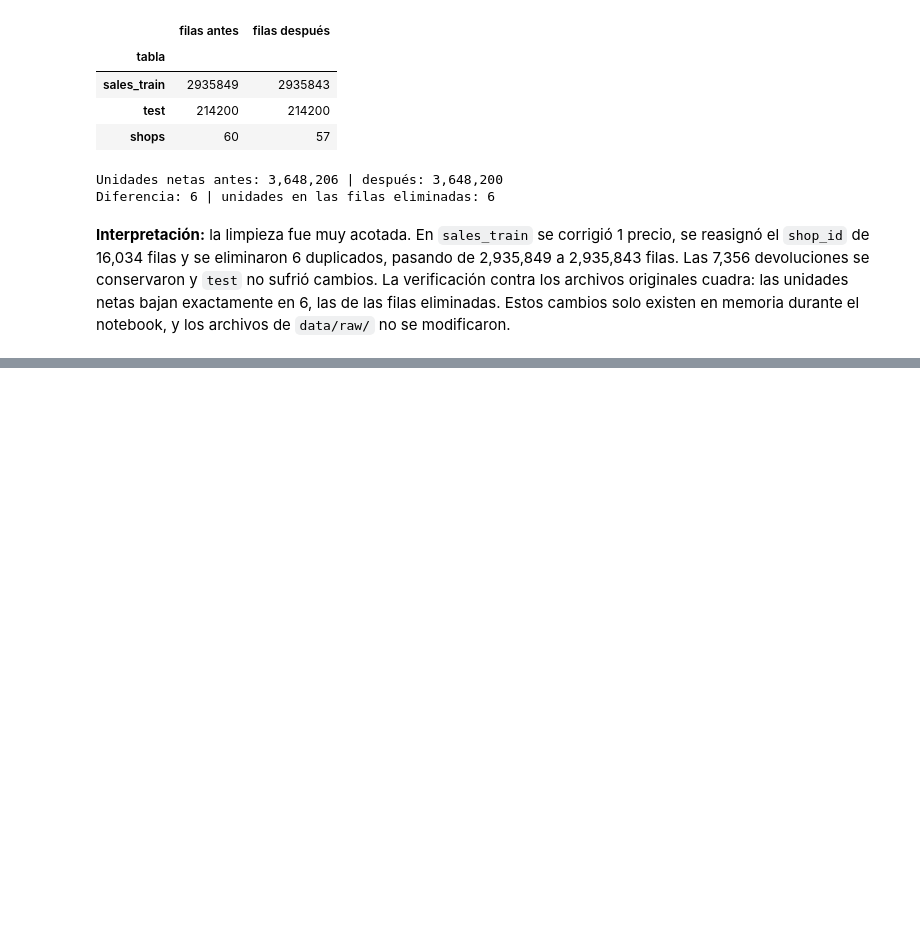
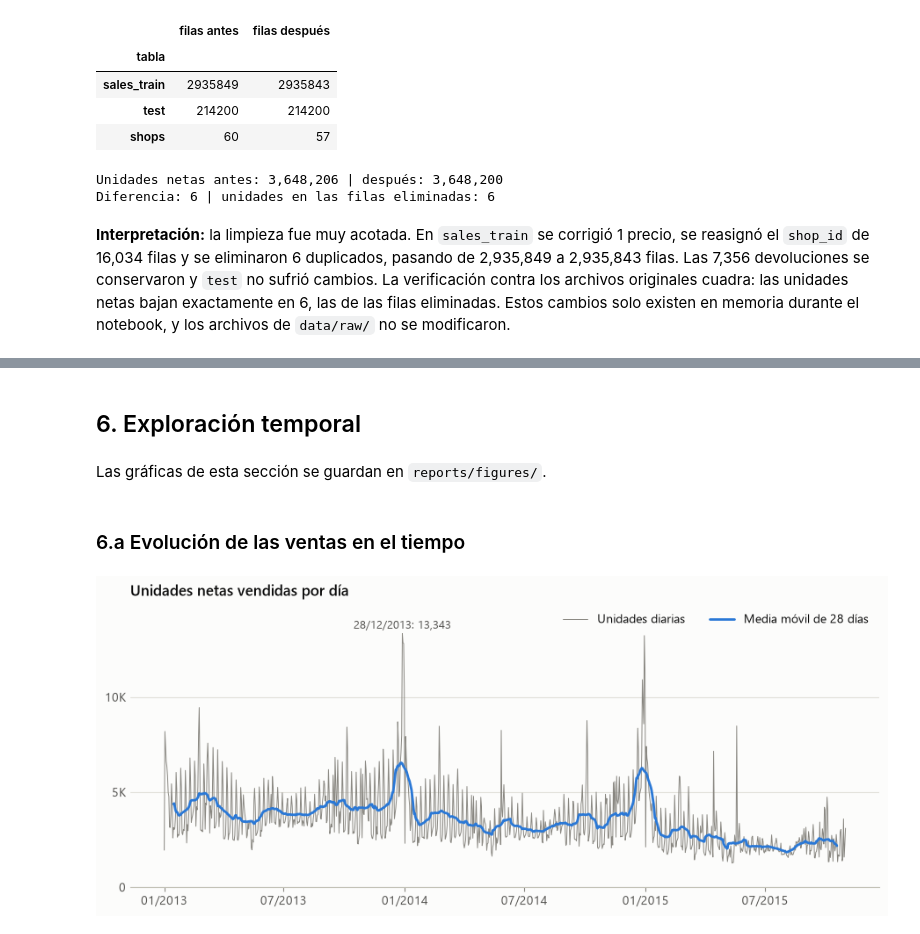
Before and after one commit to Santacruz97/predict-future-sales, a Jupyter notebook: notebooks/01_exploratory_data_analysis.ipynb, the cells around one changed output, grey strips where cells are left out. Drawn from its saved outputs; the diff is of its cells as text; code cells hidden in the pictures; blank space fills up the shorter version.

Commit message:
Desarrolla secciones 5 y 6 del EDA: descriptivo y exploracion temporal
Co-Authored-By: Claude Opus 5.5 <noreply@anthropic.com>

```diff
--- a/notebooks/01_exploratory_data_analysis.ipynb
+++ b/notebooks/01_exploratory_data_analysis.ipynb
@@ -878,0 +883,6 @@ Diferencia: 6 | unidades en las filas eliminadas: 6
+# %%
+sales["revenue"] = sales["item_price"] * sales["item_cnt_day"]
+
+sales[["item_price", "item_cnt_day", "revenue"]].agg(["mean", "median", "min", "max", "std"]).T.rename(
+    columns={"mean": "media", "median": "mediana", "min": "mínimo", "max": "máximo", "std": "desviación estándar"}
+).round(2)
@@ -878,0 +902,16 @@ Diferencia: 6 | unidades en las filas eliminadas: 6
+# %%
+ventas = (
+    sales.merge(items[["item_id", "item_name", "item_category_id"]], on="item_id", how="left", validate="m:1")
+    .merge(item_categories, on="item_category_id", how="left", validate="m:1")
+    .merge(shops, on="shop_id", how="left", validate="m:1")
+)
+ventas["category_group"] = ventas["item_category_name"].str.split(" - ").str[0].str.strip()
+
+grupos_catalogo = item_categories["item_category_name"].str.split(" - ").str[0].str.strip()
+sin_separador = item_categories.loc[~item_categories["item_category_name"].str.contains(" - ", regex=False), "item_category_name"]
+
+print(f"Filas antes de unir: {len(sales):,} | después: {len(ventas):,}")
+print(f"Filas sin producto, categoría o tienda: {ventas[['item_name', 'item_category_name', 'shop_name']].isna().any(axis=1).sum():,}")
+print(f"Categorías: {item_categories['item_category_id'].nunique()} | grupos de categoría: {grupos_catalogo.nunique()}")
+print(f"Categorías sin ' - ' en el nombre: {len(sin_separador)}")
+sin_separador.to_frame("categoría completa, usada como grupo").reset_index(drop=True)
@@ -878,0 +1213,4 @@ Diferencia: 6 | unidades en las filas eliminadas: 6
+# %% [markdown]
+## 6. Exploración temporal
+# %% [markdown]
+Las gráficas de esta sección se guardan en `reports/figures/`.
@@ -878,0 +1294,18 @@ Diferencia: 6 | unidades en las filas eliminadas: 6
+# %% [markdown]
+### 6.a Evolución de las ventas en el tiempo
+# %%
+media_28 = diario["unidades"].rolling(28, center=True, min_periods=28).mean()
+dia_maximo = diario["unidades"].idxmax()
+
+fig, ax = plt.subplots(figsize=(11, 4.2))
+ax.plot(diario.index, diario["unidades"], color=TENUE, linewidth=0.7, label="Unidades diarias")
+ax.plot(media_28.index, media_28, color=AZUL, label="Media móvil de 28 días")
+etiquetar(ax, dia_maximo, diario["unidades"].max(), f"{dia_maximo:%d/%m/%Y}: {diario['unidades'].max():,.0f}", dy=4)
+ax.set_title("Unidades netas vendidas por día")
+ax.set_ylim(bottom=0, top=diario["unidades"].max() * 1.12)
+eje_y(ax, formato_miles)
+eje_fechas(ax)
+ax.legend(loc="upper right", ncols=2)
+guardar(fig, "6a_ventas_diarias.png")
+# %% [output]
+[figure, added]
```
Also changed, not shown: parts of 63 cells of this notebook, 6 other files.
